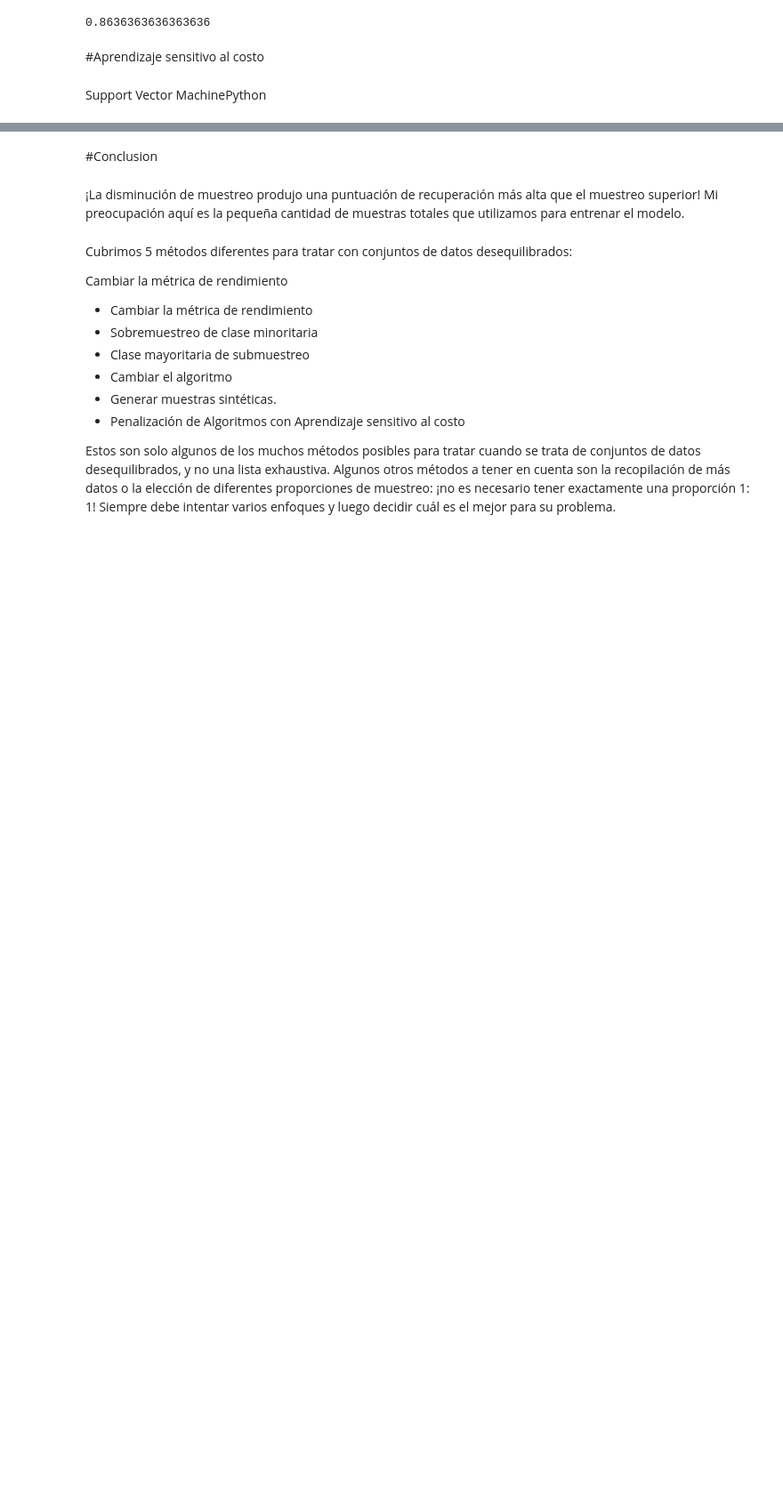
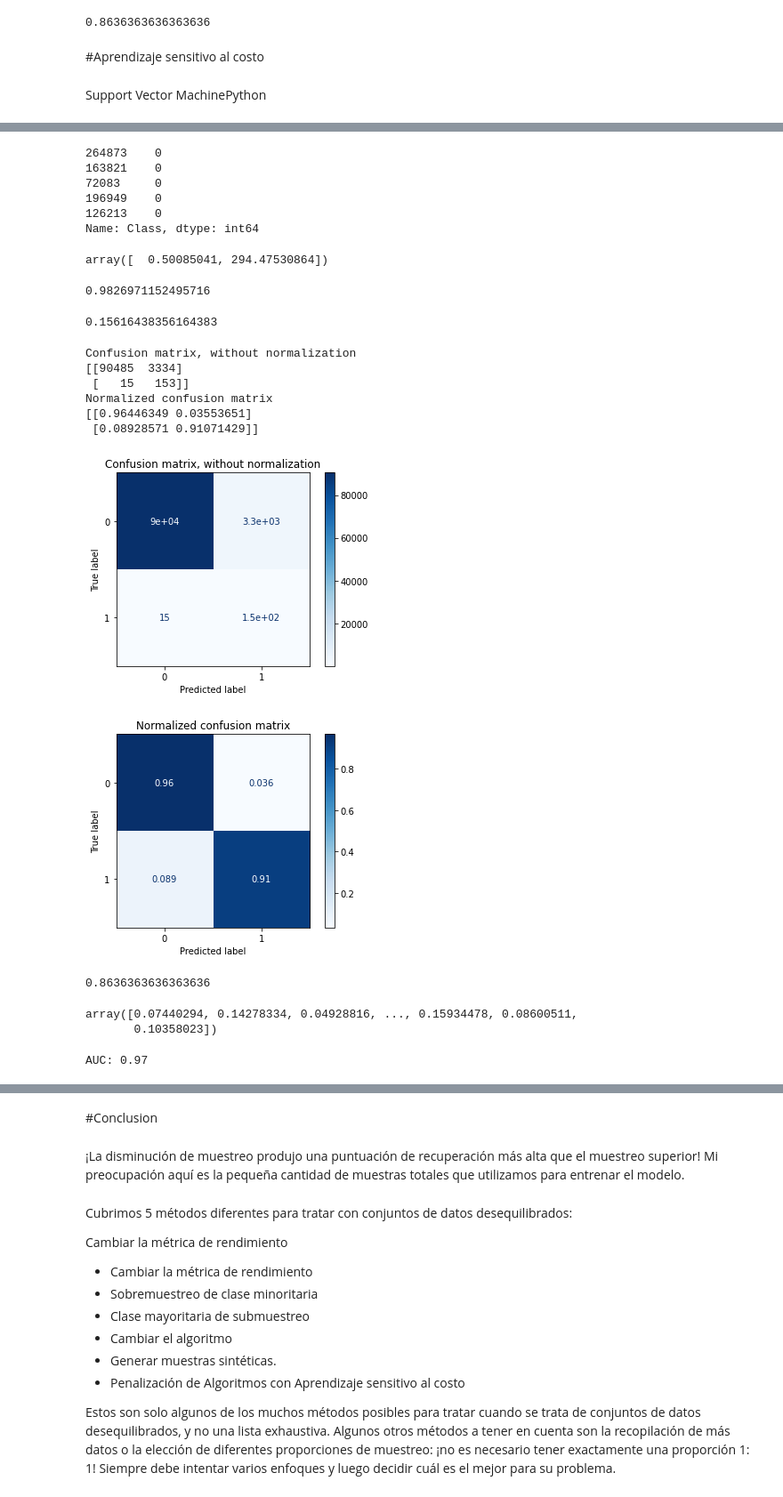
Before and after one commit to andresperez86/EntregasDL, a Jupyter notebook: Handling_Imbalanced_Data_Over_Sampling.ipynb, the cells around one changed output, grey strips where cells are left out. Shown: that part at 89% size. Cells and saved outputs as stored; diff of their text form; code cells hidden in the pictures; blank space fills up the shorter version.

```diff
--- a/Handling_Imbalanced_Data_Over_Sampling.ipynb
+++ b/Handling_Imbalanced_Data_Over_Sampling.ipynb
@@ -596,0 +596,8 @@ clf_3.fit(X_train_us, y_train_us)
+# %%
+X = data.loc[:, data.columns!=target]
+# %%
+Y = data.loc[:, data.columns==target]
+# %%
+X_train, X_test, Y_train, Y_test = train_test_split(X, Y,
+                                                    test_size=0.33,
+                                                    random_state=state)
@@ -597 +626,16 @@ clf_3.fit(X_train_us, y_train_us)
+# %%
+clf = LogisticRegression(class_weight='balanced').fit(X_train, Y_train)
+# %%
+y_train.head()
+# %% [output]
+264873    0
+163821    0
+72083     0
+196949    0
+126213    0
+Name: Class, dtype: int64
+# %%
+class_weight.compute_class_weight('balanced', np.unique(y_train), Y_train[target])
+# %% [output]
+array([  0.50085041, 294.47530864])
 # %%
@@ -600,8 +644,50 @@ clf_pp = clf_3.predict_proba(X_test)
 # %%
-
-accuracy_score(y_test, pred_y_3 )
+# Checking accuracy
+accuracy_score(y_test, smote_pred)
+# %% [output]
+0.9826971152495716
+# %%
+# f1 score
+f1_score(y_test, smote_pred)
+# %% [output]
+0.15616438356164383
+# %%
+# Plot non-normalized confusion matrix
+titles_options = [("Confusion matrix, without normalization", None),
+                  ("Normalized confusion matrix", 'true')]
+for title, normalize in titles_options:
+    disp = plot_confusion_matrix(clf, X_test, Y_test,
+                                 display_labels=['0','1'],
+                                 cmap=plt.cm.Blues,
+                                 normalize=normalize)
+    disp.ax_.set_title(title)
+
+    print(title)
+    print(disp.confusion_matrix)
+
+plt.show()
+# %% [output]
+Confusion matrix, without normalization
+[[90485  3334]
+ [   15   153]]
+Normalized confusion matrix
+[[0.96446349 0.03553651]
+ [0.08928571 0.91071429]]
+[figure, added]
+[figure, added]
+# %%
+recall_score(y_test, smote_pred)
+# %% [output]
+0.8636363636363636
+# %%
+clf_pp
+# %% [output]
+array([0.07440294, 0.14278334, 0.04928816, ..., 0.15934478, 0.08600511,
+       0.10358023])
 # %%
-clf_pp = clf_pp[:,1]
-auc = roc_auc_score(y_test, clf_pp )#funcion para encontrar el auc
+# clf_pp = clf_pp[:,1]
+auc = roc_auc_score(Y_test, clf_pp )#funcion para encontrar el auc
 print('AUC: %.2f' % auc)
+# %% [output]
+AUC: 0.97
 # %%
```
Also changed, not shown: parts of 20 cells of this notebook.
